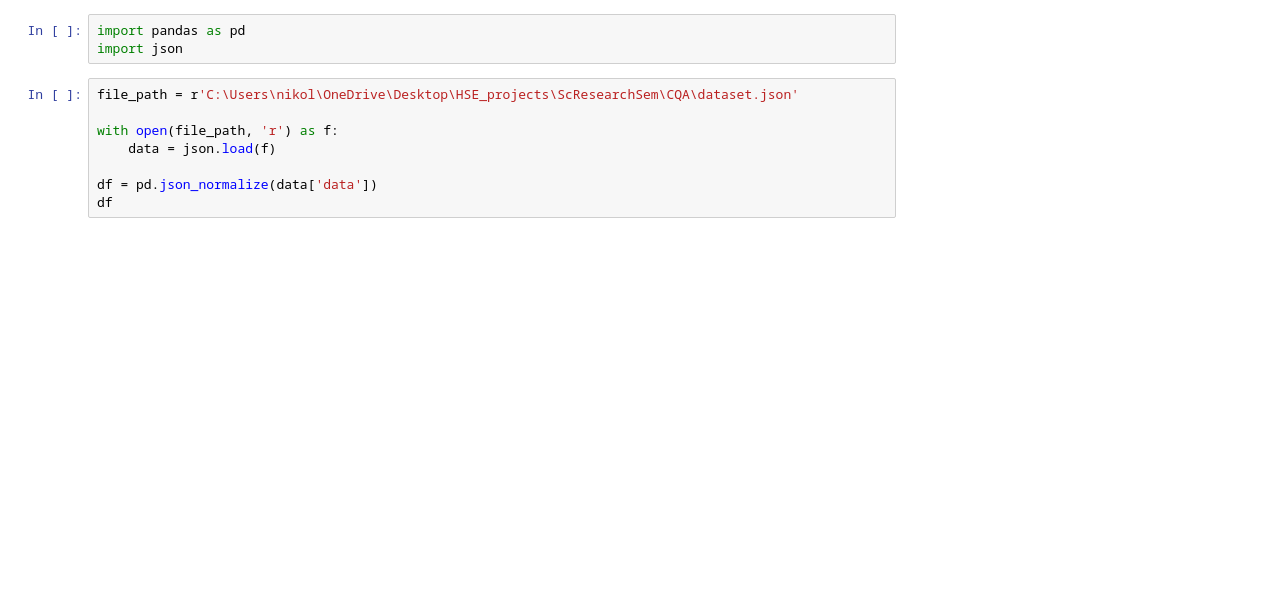
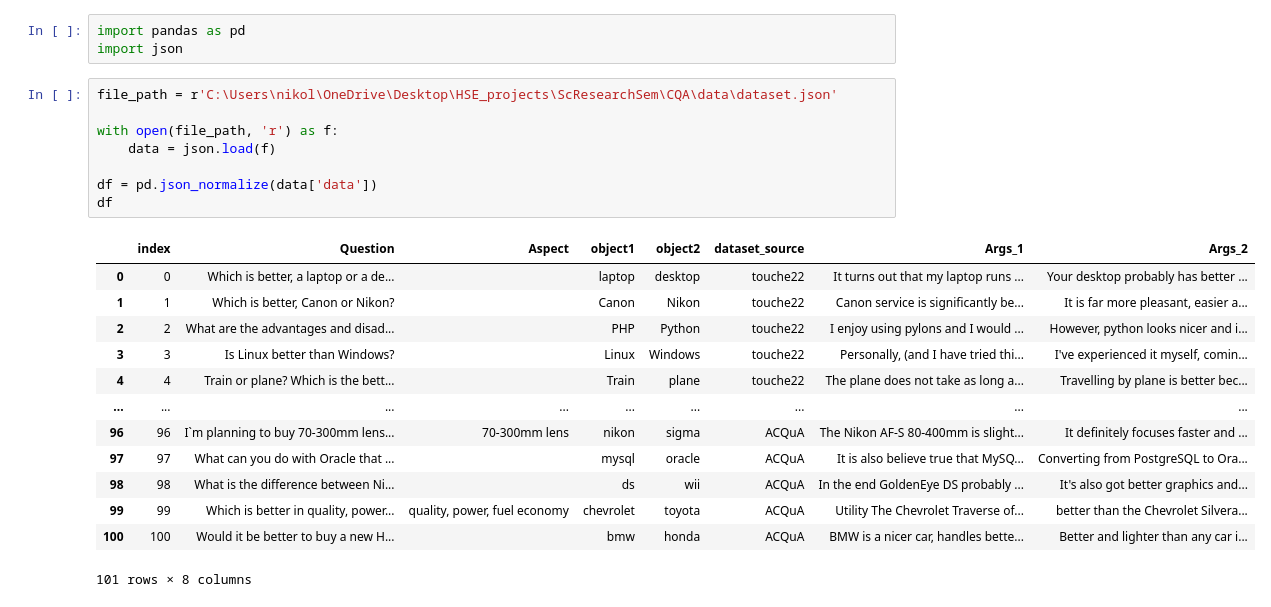
Before and after one commit to dashaignatenko/CQA, a Jupyter notebook: scripts/combine_and_enumerate_args.ipynb, the cells around one changed output. Cells and saved outputs as stored; diff of their text form; blank space fills up the shorter version.

```diff
--- a/scripts/combine_and_enumerate_args.ipynb
+++ b/scripts/combine_and_enumerate_args.ipynb
@@ -2,13 +2,27 @@
 import pandas as pd
 import json
 # %%
-file_path = r'C:\Users\nikol\OneDrive\Desktop\HSE_projects\ScResearchSem\CQA\dataset.json'
+file_path = r'C:\Users\nikol\OneDrive\Desktop\HSE_projects\ScResearchSem\CQA\data\dataset.json'
 
 with open(file_path, 'r') as f:
     data = json.load(f)
 
 df = pd.json_normalize(data['data'])
 df
+# %% [output]
+|  | index | Question | Aspect | object1 | object2 | dataset_source | Args_1 | Args_2 |
+| 0 | 0 | Which is better, a laptop or a de... |  | laptop | desktop | touche22 | It turns out that my laptop runs ... | Your desktop probably has better ... |
+| 1 | 1 | Which is better, Canon or Nikon? |  | Canon | Nikon | touche22 | Canon service is significantly be... | It is far more pleasant, easier a... |
+| 2 | 2 | What are the advantages and disad... |  | PHP | Python | touche22 | I enjoy using pylons and I would ... | However, python looks nicer and i... |
+| 3 | 3 | Is Linux better than Windows? |  | Linux | Windows | touche22 | Personally, (and I have tried thi... | I've experienced it myself, comin... |
+| 4 | 4 | Train or plane? Which is the bett... |  | Train | plane | touche22 | The plane does not take as long a... | Travelling by plane is better bec... |
+| ... | ... | ... | ... | ... | ... | ... | ... | ... |
+| 96 | 96 | I`m planning to buy 70-300mm lens... | 70-300mm lens | nikon | sigma | ACQuA | The Nikon AF-S 80-400mm is slight... | It definitely focuses faster and ... |
+| 97 | 97 | What can you do with Oracle that ... |  | mysql | oracle | ACQuA | It is also believe true that MySQ... | Converting from PostgreSQL to Ora... |
+| 98 | 98 | What is the difference between Ni... |  | ds | wii | ACQuA | In the end GoldenEye DS probably ... | It's also got better graphics and... |
+| 99 | 99 | Which is better in quality, power... | quality, power, fuel economy | chevrolet | toyota | ACQuA | Utility The Chevrolet Traverse of... | better than the Chevrolet Silvera... |
+| 100 | 100 | Would it be better to buy a new H... |  | bmw | honda | ACQuA | BMW is a nicer car, handles bette... | Better and lighter than any car i... |
+101 rows × 8 columns
 # %%
 df['args'] = df['Args_1'] + '\n' + df['Args_2']
 df.drop(columns=['index', 'Question', 'dataset_source', 'Args_1', 'Args_2'], inplace=True)
```
Also changed, not shown: parts of 4 cells of this notebook, 4 other files.
